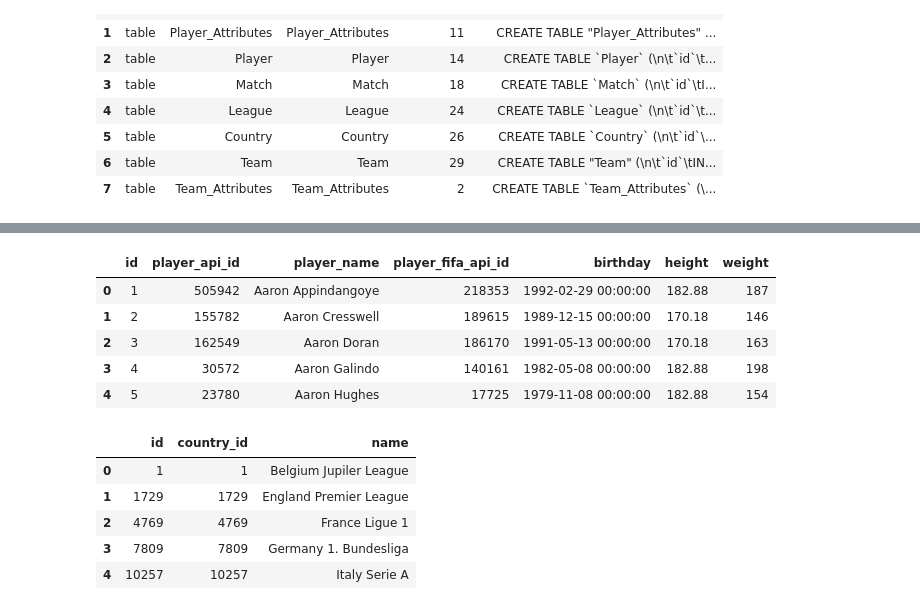
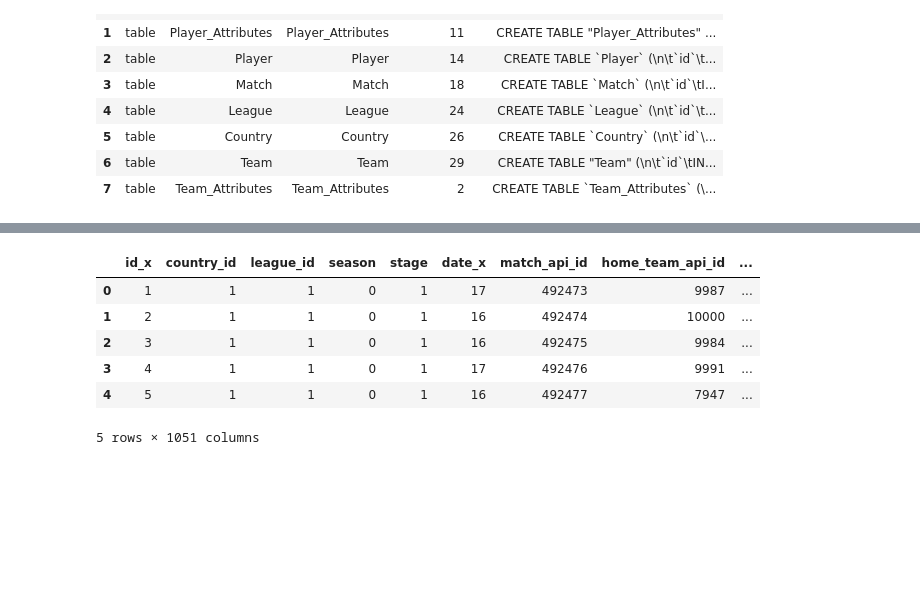
Before and after one commit to Ferox98/World-cup-predictions, a Jupyter notebook: analysis.ipynb, the cells around one changed output, grey strips where cells are left out. Cells and saved outputs as stored; diff of their text form; code cells hidden in the pictures; blank space fills up the shorter version.

```diff
--- a/analysis.ipynb
+++ b/analysis.ipynb
@@ -92,0 +65,15 @@ array([    nan,  39890.,  38327.,  95597.,  30934.,  37990.,  38391.,
+# %%
+# merge matches dataframe with team attributes frame by team ID and season
+def get_season(date):
+    year, month = date.split('-')[0], date.split('-')[1]
+    # typical season runs from august to may
+    if (int(month) < 8):
+        return f'{int(year)-1}/{year}'
+    return f'{year}/{int(year)+1}'
+
+team_attributes_df['season_new'] = team_attributes_df['date'].apply(get_season)
+# There are duplicate seasons for some players
+matches_df = matches_df.merge(team_attributes_df, left_on=['home_team_api_id','season'], right_on = ['team_api_id','season_new'], how='left')
+matches_df = matches_df.merge(team_attributes_df, left_on=['away_team_api_id','season'], right_on = ['team_api_id','season_new'], how='left')
+# matches_df = matches_df.drop(['home_team_api_id', 'team_api_id', 'match_id', 'date', 'match_api_id', 'away_team_api_id'])
+matches_df.head()
@@ -92,0 +96,7 @@ array([    nan,  39890.,  38327.,  95597.,  30934.,  37990.,  38391.,
+# %%
+# merge matches_df with player_attributes_df
+player_attributes_df['season'] = player_attributes_df['date'].apply(get_season)
+player_attributes_df = player_attributes_df.drop_duplicates(subset=['player_api_id', 'season'])
+for i in range(1, 12):
+    matches_df = matches_df.merge(player_attributes_df, left_on=[f'home_player_{i}','season'], right_on = ['player_api_id','season'], how='left', suffixes=[f'_home_{i}_l', f'_home_{i}_r'], validate='many_to_one')
+    matches_df = matches_df.merge(player_attributes_df, left_on=[f'away_player_{i}','season'], right_on = ['player_api_id','season'], how='left', suffixes=[f'_away_{i}_l', f'_away_{i}_r'], validate='many_to_one')
@@ -93,18 +123,31 @@ array([    nan,  39890.,  38327.,  95597.,  30934.,  37990.,  38391.,
+# %%
+dic = dict(matches_df.isna().sum())
+for key in dic:
+    if (dic[key] / len(matches_df) > 0.3).any():
+        matches_df = matches_df.drop(key, axis=1)
 # %%
-players_df.iloc[0:5, :]
+num_cols = matches_df.select_dtypes(include=['int','float', 'float64']).columns
+cat_cols = [x for x in matches_df.columns if x not in num_cols]
+
+for col in num_cols:
+    if col[0:-2] in team_attributes_df.columns and col.find('_x') != -1:
+        matches_df[col] = matches_df[col].fillna(matches_df.groupby('home_team_api_id')[col].transform('mean'))
+    elif col[0:-2] in team_attributes_df.columns and '_y' in col:
+        matches_df[col] = matches_df[col].fillna(matches_df.groupby('away_team_api_id')[col].transform('mean'))
+
+# f = lambda x: x.median() if np.issubdtype(x.dtype, np.number) else x.mode()
+f = lambda x: x.mode().iloc[0] if len(x.mode())>0 else np.NaN
+matches_df[cat_cols] = matches_df[cat_cols].fillna(matches_df.groupby('home_team_api_id').transform(f))
+matches_df[cat_cols] = matches_df[cat_cols].fillna(matches_df.groupby('away_team_api_id').transform(f))
+
+for col in cat_cols:
+    matches_df[col] = matches_df[col].astype('category').cat.codes
+matches_df.head()
 # %% [output]
-|  | id | player_api_id | player_name | player_fifa_api_id | birthday | height | weight |
-| 0 | 1 | 505942 | Aaron Appindangoye | 218353 | 1992-02-29 00:00:00 | 182.88 | 187 |
-| 1 | 2 | 155782 | Aaron Cresswell | 189615 | 1989-12-15 00:00:00 | 170.18 | 146 |
-| 2 | 3 | 162549 | Aaron Doran | 186170 | 1991-05-13 00:00:00 | 170.18 | 163 |
-| 3 | 4 | 30572 | Aaron Galindo | 140161 | 1982-05-08 00:00:00 | 182.88 | 198 |
-| 4 | 5 | 23780 | Aaron Hughes | 17725 | 1979-11-08 00:00:00 | 182.88 | 154 |
+|  | id_x | country_id | league_id | season | stage | date_x | match_api_id | home_team_api_id | ... |
+| 0 | 1 | 1 | 1 | 0 | 1 | 17 | 492473 | 9987 | ... |
+| 1 | 2 | 1 | 1 | 0 | 1 | 16 | 492474 | 10000 | ... |
+| 2 | 3 | 1 | 1 | 0 | 1 | 16 | 492475 | 9984 | ... |
+| 3 | 4 | 1 | 1 | 0 | 1 | 17 | 492476 | 9991 | ... |
+| 4 | 5 | 1 | 1 | 0 | 1 | 16 | 492477 | 7947 | ... |
+5 rows × 1051 columns
-# %%
-leagues_df.iloc[0:5, :]
-# %% [output]
-|  | id | country_id | name |
-| 0 | 1 | 1 | Belgium Jupiler League |
-| 1 | 1729 | 1729 | England Premier League |
-| 2 | 4769 | 4769 | France Ligue 1 |
-| 3 | 7809 | 7809 | Germany 1. Bundesliga |
-| 4 | 10257 | 10257 | Italy Serie A |
```
Also changed, not shown: parts of 30 cells of this notebook, 1 other file.
